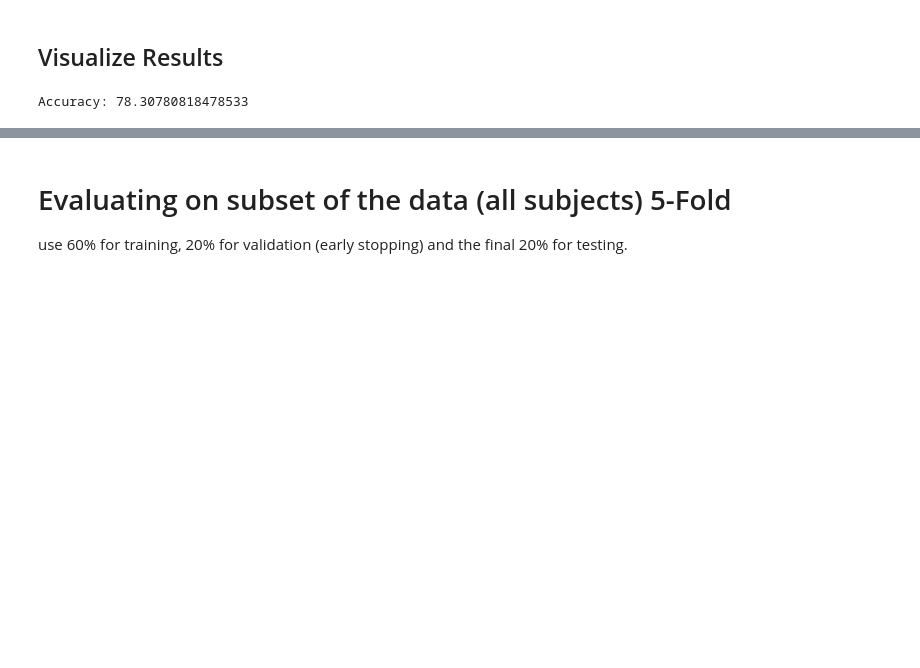
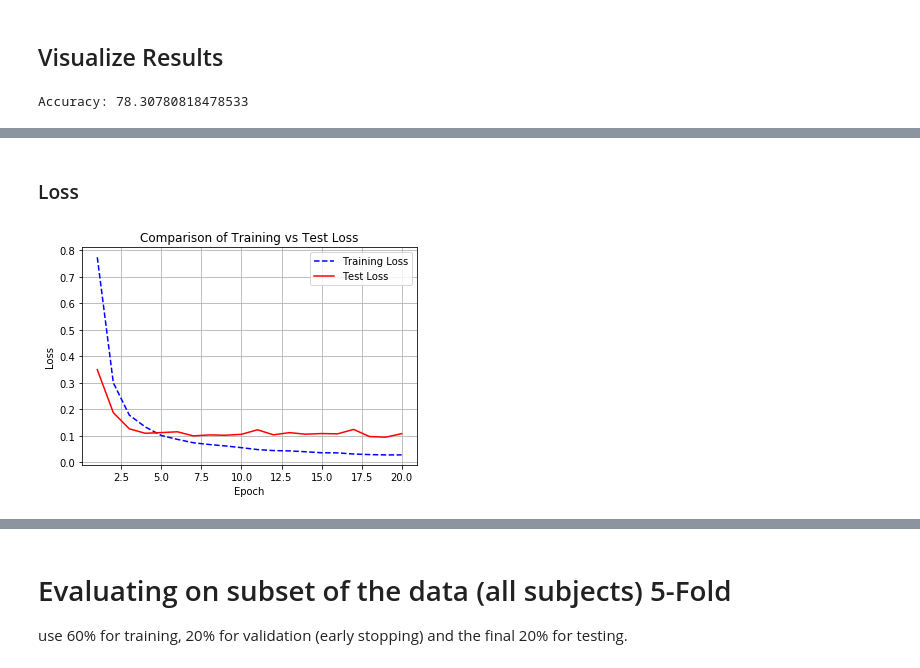
Before and after one commit to Andrew-Mackay/Adapting-the-WaveNet-Deep-Learning-Model-for-RADAR-Classification, a Jupyter notebook: notebooks/10_CNN_final_model_evaluation_without_corrupt.ipynb, the cells around one changed output, grey strips where cells are left out. Saved outputs shown, nothing was run; the diff lists cells and outputs as text; code cells hidden in the pictures; blank space fills up the shorter version.

```diff
--- a/notebooks/10_CNN_final_model_evaluation_without_corrupt.ipynb
+++ b/notebooks/10_CNN_final_model_evaluation_without_corrupt.ipynb
@@ -907,0 +887,22 @@ Accuracy: 78.30780818478533
+# %% [markdown]
+### Loss
+# %%
+training_loss = results["history"]['loss']
+test_loss = results["history"]['val_loss']
+
+# Create count of the number of epochs
+epoch_count = range(1, len(training_loss) + 1)
+
+# Visualize loss history
+plt.plot(epoch_count, training_loss, 'b--')
+plt.plot(epoch_count, test_loss, 'r-')
+plt.legend(['Training Loss', 'Test Loss'])
+plt.xlabel('Epoch')
+plt.ylabel('Loss')
+plt.title("Comparison of Training vs Test Loss")
+plt.grid()
+if SAVE_GRAPHS_TEST_C:
+    plt.savefig(RESULTS_PATH + "training_vs_test_loss_base.pdf", format='pdf')
+plt.show()
+# %% [output]
+[figure, added]
```
Also changed, not shown: parts of 17 cells of this notebook, 31 other files.
